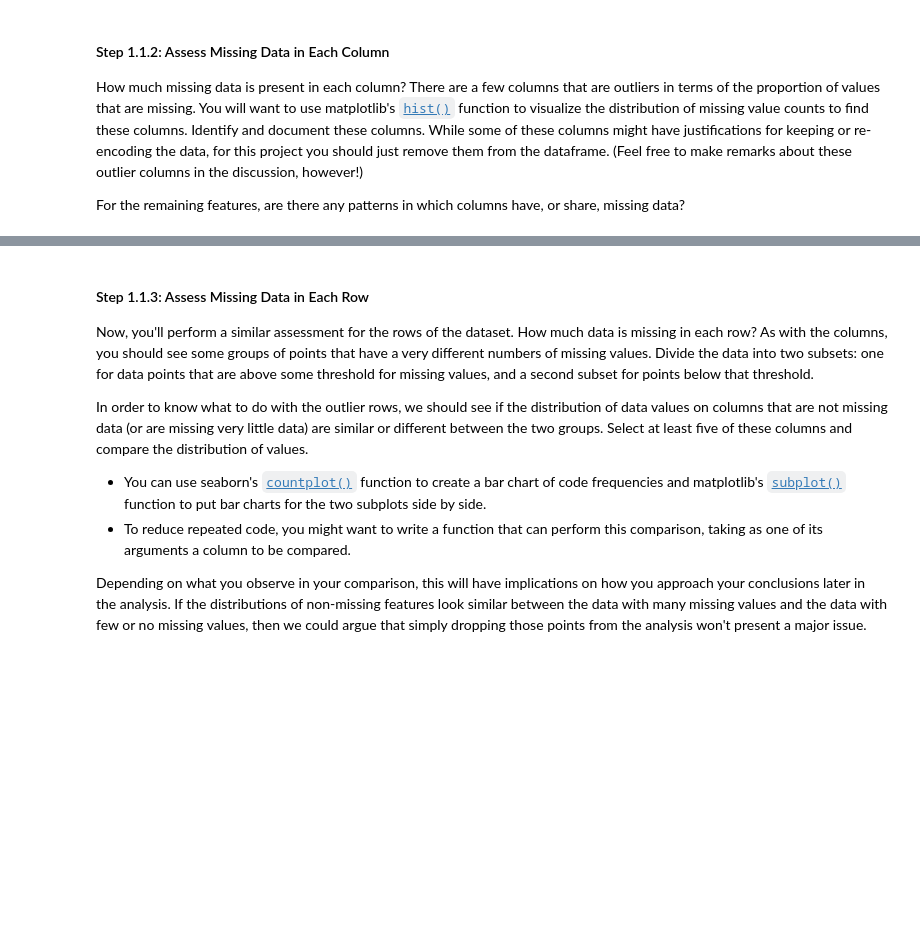
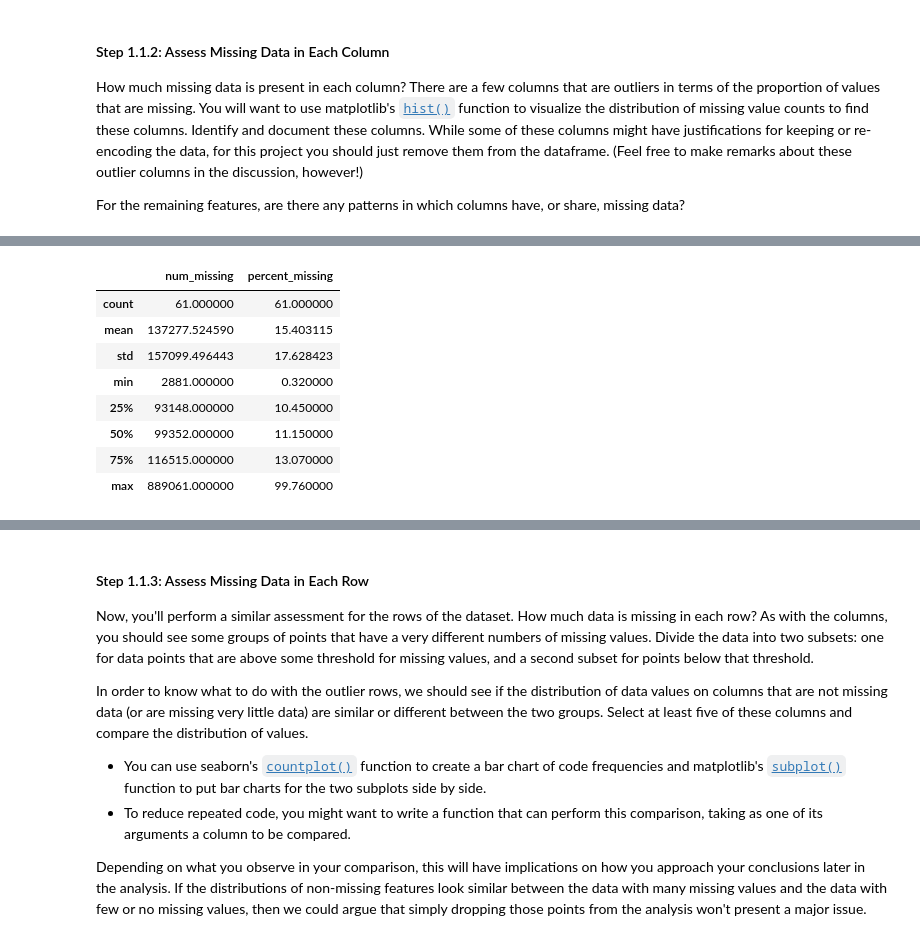
Before and after one commit to davidblackwelder/identify-customer-segments, a Jupyter notebook: Identify_Customer_Segments.ipynb, the cells around one changed output, grey strips where cells are left out. Saved outputs shown, nothing was run; the diff lists cells and outputs as text; code cells hidden in the pictures; blank space fills up the shorter version.

```diff
--- a/Identify_Customer_Segments.ipynb
+++ b/Identify_Customer_Segments.ipynb
@@ -263,0 +292,13 @@ For the remaining features, are there any patterns in which columns have, or sha
+# %%
+# Get descriptive statistics about missing data
+azdias_missing_data.describe()
+# %% [output]
+|  | num_missing | percent_missing |
+| count | 61.000000 | 61.000000 |
+| mean | 137277.524590 | 15.403115 |
+| std | 157099.496443 | 17.628423 |
+| min | 2881.000000 | 0.320000 |
+| 25% | 93148.000000 | 10.450000 |
+| 50% | 99352.000000 | 11.150000 |
+| 75% | 116515.000000 | 13.070000 |
+| max | 889061.000000 | 99.760000 |
```
Also changed, not shown: parts of 28 cells of this notebook.
